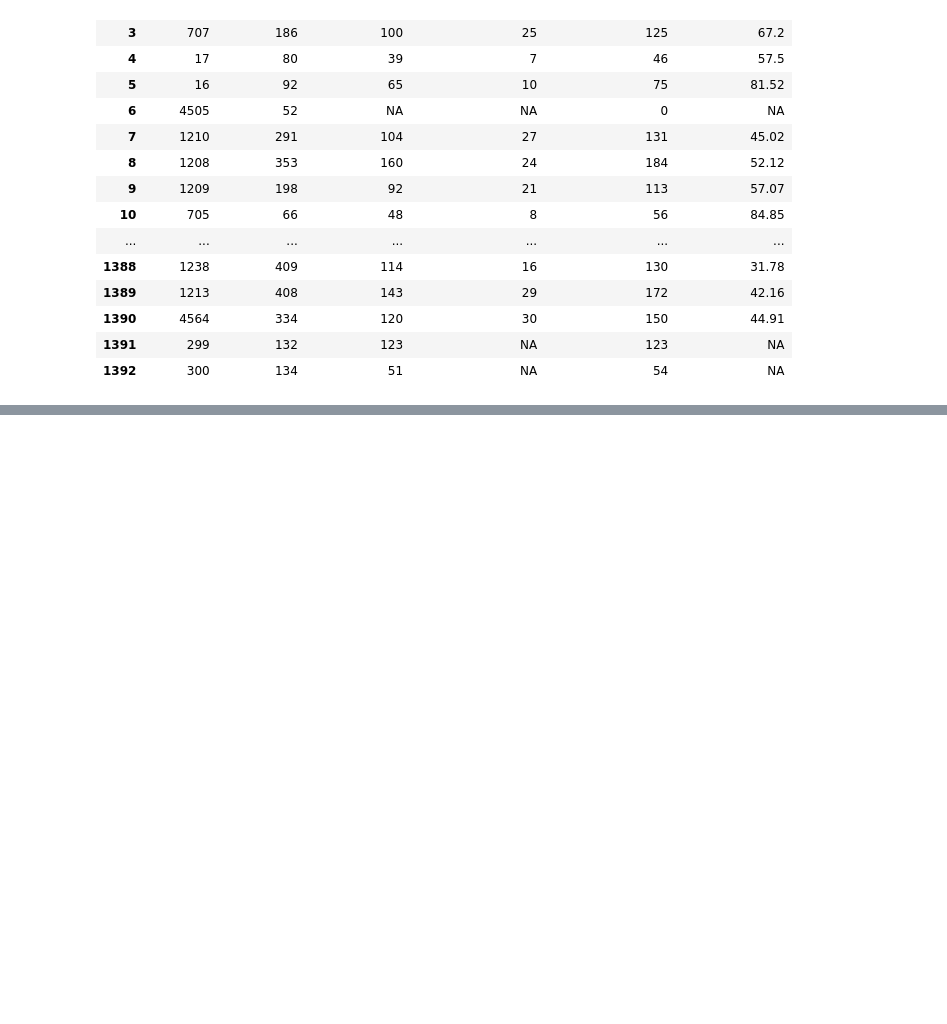
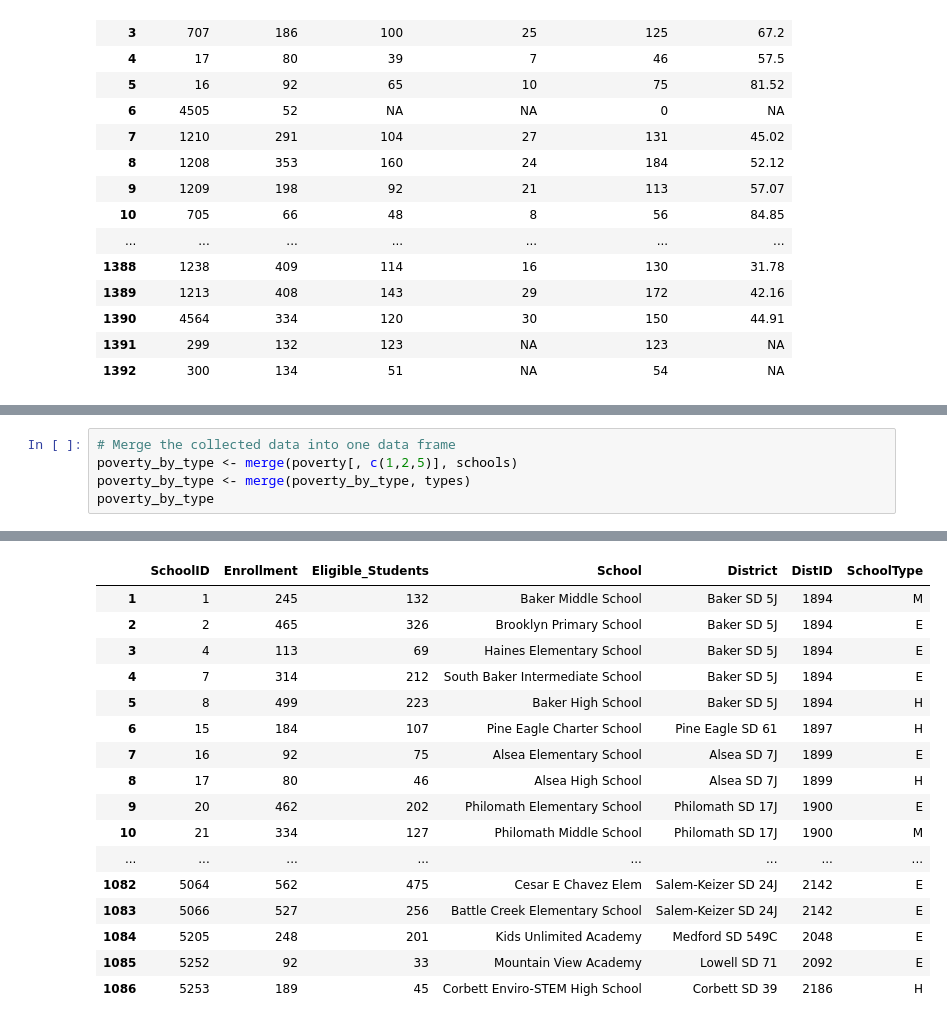
Before and after one commit to philschatz/ed-pathways, a Jupyter notebook: analysis/poverty_by_school_type_R.ipynb, the cells around one changed output, grey strips where cells are left out. Cells and saved outputs as stored; diff of their text form; blank space fills up the shorter version.

```diff
--- a/analysis/poverty_by_school_type_R.ipynb
+++ b/analysis/poverty_by_school_type_R.ipynb
@@ -48,0 +106,6 @@ poverty
+# %%
+# Merge the collected data into one data frame
+poverty_by_type <- merge(poverty[, c(1,2,5)], schools)
+poverty_by_type <- merge(poverty_by_type, types)
+poverty_by_type
+# %% [output]
@@ -48,0 +119,17 @@ poverty
+|  | SchoolID | Enrollment | Eligible_Students | School | District | DistID | SchoolType |
+| 1 | 1 | 245 | 132 | Baker Middle School | Baker SD 5J | 1894 | M |
+| 2 | 2 | 465 | 326 | Brooklyn Primary School | Baker SD 5J | 1894 | E |
+| 3 | 4 | 113 | 69 | Haines Elementary School | Baker SD 5J | 1894 | E |
+| 4 | 7 | 314 | 212 | South Baker Intermediate School | Baker SD 5J | 1894 | E |
+| 5 | 8 | 499 | 223 | Baker High School | Baker SD 5J | 1894 | H |
+| 6 | 15 | 184 | 107 | Pine Eagle Charter School | Pine Eagle SD 61 | 1897 | H |
+| 7 | 16 | 92 | 75 | Alsea Elementary School | Alsea SD 7J | 1899 | E |
+| 8 | 17 | 80 | 46 | Alsea High School | Alsea SD 7J | 1899 | H |
+| 9 | 20 | 462 | 202 | Philomath Elementary School | Philomath SD 17J | 1900 | E |
+| 10 | 21 | 334 | 127 | Philomath Middle School | Philomath SD 17J | 1900 | M |
+| ... | ... | ... | ... | ... | ... | ... | ... |
+| 1082 | 5064 | 562 | 475 | Cesar E Chavez Elem | Salem-Keizer SD 24J | 2142 | E |
+| 1083 | 5066 | 527 | 256 | Battle Creek Elementary School | Salem-Keizer SD 24J | 2142 | E |
+| 1084 | 5205 | 248 | 201 | Kids Unlimited Academy | Medford SD 549C | 2048 | E |
+| 1085 | 5252 | 92 | 33 | Mountain View Academy | Lowell SD 71 | 2092 | E |
+| 1086 | 5253 | 189 | 45 | Corbett Enviro-STEM High School | Corbett SD 39 | 2186 | H |
```
Also changed, not shown: parts of 8 cells of this notebook, 6 other files.
